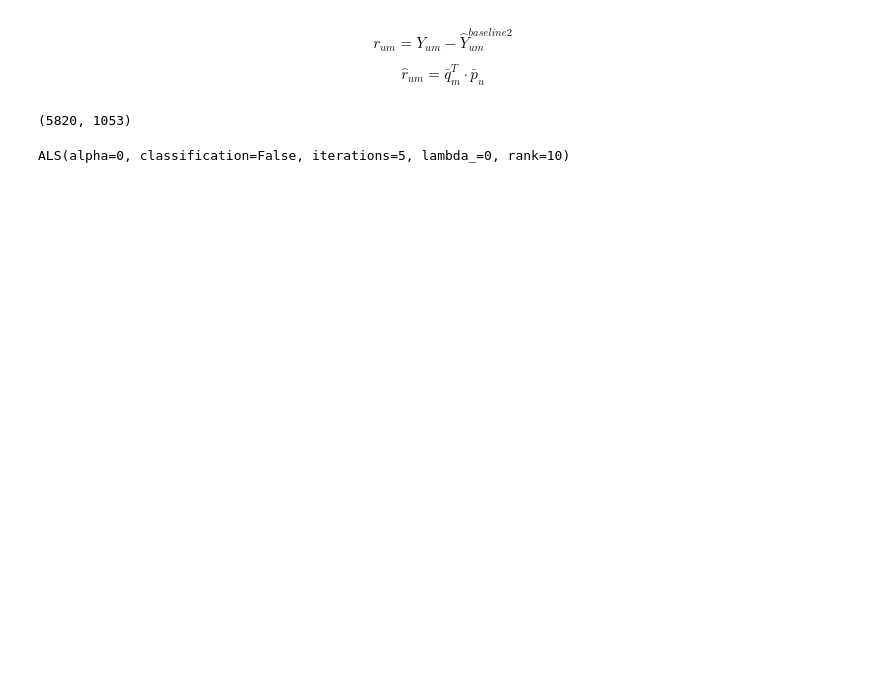
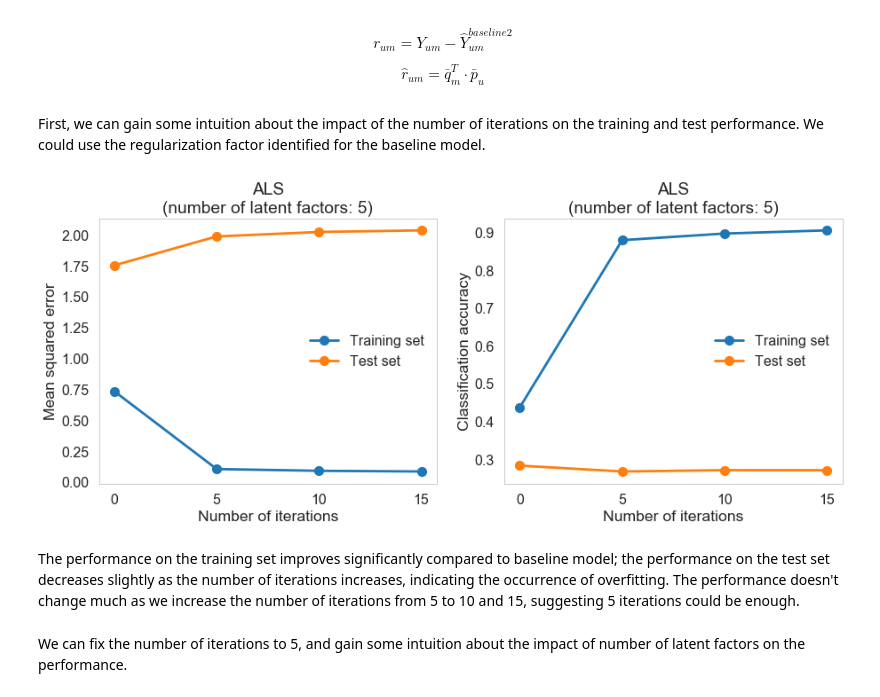
Before and after one commit to xuwd11/Recommender_Systems, a Jupyter notebook: 04_predictive_modeling.ipynb, the cells around one changed output. Saved outputs shown, nothing was run; the diff lists cells and outputs as text; code cells hidden in the pictures; blank space fills up the shorter version.

```diff
--- a/04_predictive_modeling.ipynb
+++ b/04_predictive_modeling.ipynb
@@ -258,14 +259,14 @@ class BaselineRegression(BaselineMean):
         if 0 in cols:
             J = np.concatenate((J, X[:, 0] + 1)).astype(int)
         if 1 in cols:
-            J = np.concatenate((J, X[:, 1] + 1 + self.u_num)).astype(int)
+            J = np.concatenate((J, X[:, 1] + 1 + self.n_u)).astype(int)
         V = np.ones((len(cols) + 1) * len(X))
-        A = sparse.coo_matrix((V, (I, J)), shape=(len(X), self.u_num + self.m_num + 1))
+        A = sparse.coo_matrix((V, (I, J)), shape=(len(X), self.n_bp))
         return A
 
     def _fit_baseline_regression(self, X, y):
         A = self._sparse_matrix_baseline_regression(X, cols=[0, 1])
-        self.params = sparse.linalg.lsqr(A, y, damp=self.alpha)[0]
+        self.params_base = sparse.linalg.lsmr(A, y, damp=self.alpha)[0]
         return self
 
     def fit(self, X, y):
@@ -278,24 +279,24 @@ class BaselineRegression(BaselineMean):
         if len(X) == 0:
             return np.array([])
         A = self._sparse_matrix_baseline_regression(X, cols=[0, 1])
-        return A.dot(self.params)
+        return A.dot(self.params_base)
 
     def _predict_user_missing(self, X):
         if len(X) == 0:
             return np.array([])
         A = self._sparse_matrix_baseline_regression(X, cols=[1])
-        return A.dot(self.params)
+        return A.dot(self.params_base)
 
     def _predict_bus_missing(self, X):
         if len(X) == 0:
             return np.array([])
         A = self._sparse_matrix_baseline_regression(X, cols=[0])
-        return A.dot(self.params)
+        return A.dot(self.params_base)
 
     def _predict_all_missing(self, X):
         if len(X) == 0:
             return np.array([])
-        return self.params[0] * np.ones(len(X))
+        return self.params_base[0] * np.ones(len(X))
 # %% [markdown]
 We can determine the regularization parameter $\alpha$ through cross-validation.
 
@@ -442,5 +410,0 @@ class ALS(BaselineRegression):
-# %%
-ALS().fit(X_train, y_train)
-# %% [output]
-(5820, 1053)
-ALS(alpha=0, classification=False, iterations=5, lambda_=0, rank=10)
@@ -446,0 +467,35 @@ ALS(alpha=0, classification=False, iterations=5, lambda_=0, rank=10)
+# %% [markdown]
+First, we can gain some intuition about the impact of the number of iterations on the training and test performance. We could use the regularization factor identified for the baseline model.
+# %%
+iterations = [0, 5, 10, 15]
+alss = [ALS(alpha=best_alpha1, iterations=i).fit(X_train, y_train) for i in iterations]
+# %%
+train_mse = [a.score(X_train, y_train, scoring='mse') for a in alss]
+test_mse = [a.score(X_test, y_test, scoring='mse') for a in alss]
+train_accuracy = [a.score(X_train, y_train, classification=True) for a in alss]
+test_accuracy = [a.score(X_test, y_test, classification=True) for a in alss]
+
+plt.figure(figsize=(15, 5.5))
+plt.subplot(1, 2, 1)
+plt.plot(iterations, train_mse, 'o-', label='Training set');
+plt.plot(iterations, test_mse, 'o-', label='Test set');
+plt.xlabel('Number of iterations');
+plt.xticks(iterations, iterations);
+plt.ylabel('Mean squared error');
+plt.title('ALS\n(number of latent factors: {})'.format(5))
+plt.legend();
+
+plt.subplot(1, 2, 2)
+plt.plot(iterations, train_accuracy, 'o-', label='Training set');
+plt.plot(iterations, test_accuracy, 'o-', label='Test set');
+plt.xlabel('Number of iterations');
+plt.xticks(iterations, iterations);
+plt.ylabel('Classification accuracy');
+plt.title('ALS\n(number of latent factors: {})'.format(5))
+plt.legend();
+# %% [output]
+[figure, added]
+# %% [markdown]
+The performance on the training set improves significantly compared to baseline model; the performance on the test set decreases slightly as the number of iterations increases, indicating the occurrence of overfitting. The performance doesn't change much as we increase the number of iterations from 5 to 10 and 15, suggesting 5 iterations could be enough.
+# %% [markdown]
+We can fix the number of iterations to 5, and gain some intuition about the impact of number of latent factors on the performance.
```
Also changed, not shown: parts of 12 cells of this notebook.
